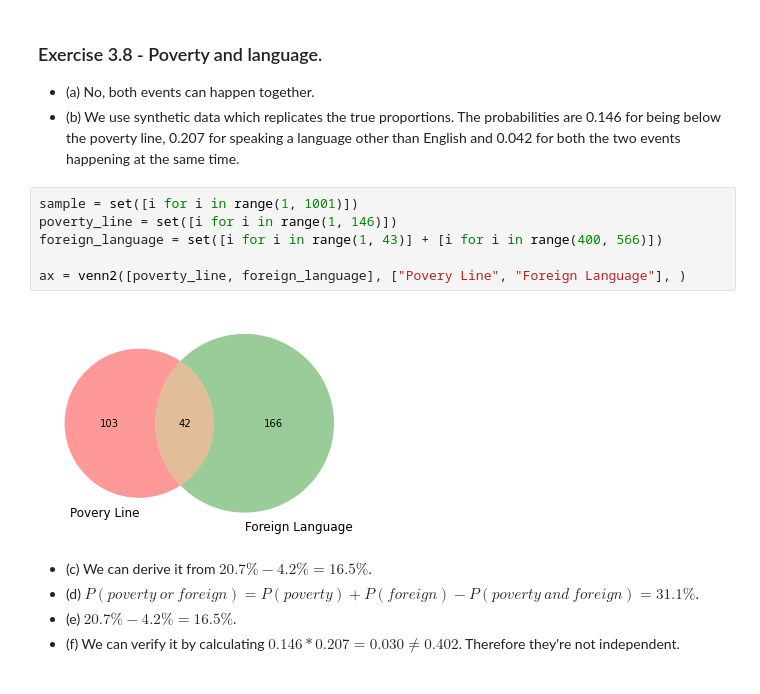
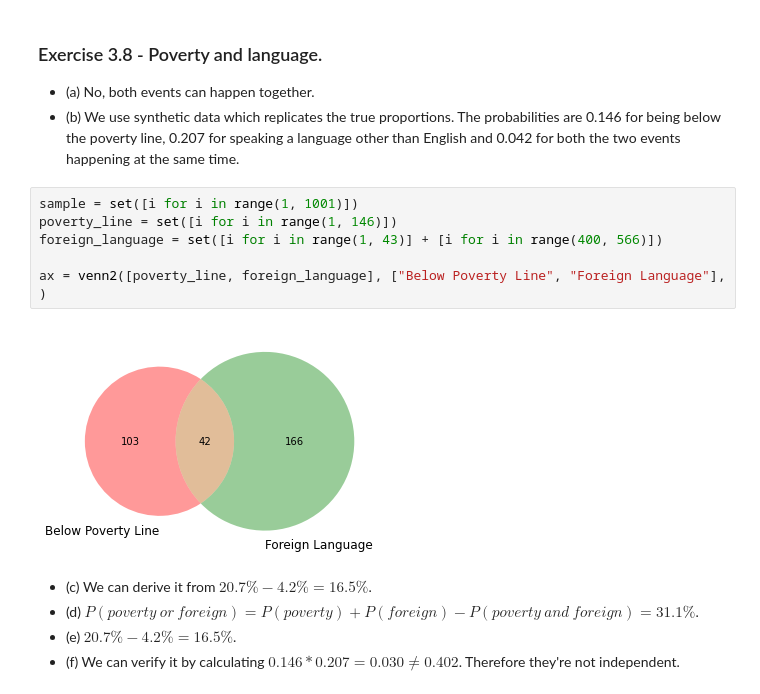
Before and after one commit to RiccardoMPesce/OpenIntro-Statistics-Excercises, a Jupyter notebook: chapter3/chapter3_walkthrough.ipynb, the cells around one changed output. Cells and saved outputs as stored; diff of their text form.

```diff
--- a/chapter3/chapter3_walkthrough.ipynb
+++ b/chapter3/chapter3_walkthrough.ipynb
@@ -233,11 +233,11 @@ This does not equal the probability of the two events happening together, which
 # %%
 sample = set([i for i in range(1, 1001)])
 poverty_line = set([i for i in range(1, 146)])
 foreign_language = set([i for i in range(1, 43)] + [i for i in range(400, 566)])
 
-ax = venn2([poverty_line, foreign_language], ["Povery Line", "Foreign Language"], )
+ax = venn2([poverty_line, foreign_language], ["Below Poverty Line", "Foreign Language"], )
 # %% [output]
-[figure, old version]
+[figure, new version]
 # %% [markdown]
 * (c) We can derive it from $20.7\% - 4.2\% = 16.5\%$.
 * (d) $P(poverty\ or\ foreign) = P(poverty) + P(foreign) - P(poverty\ and\ foreign) = 31.1\%$.
```
